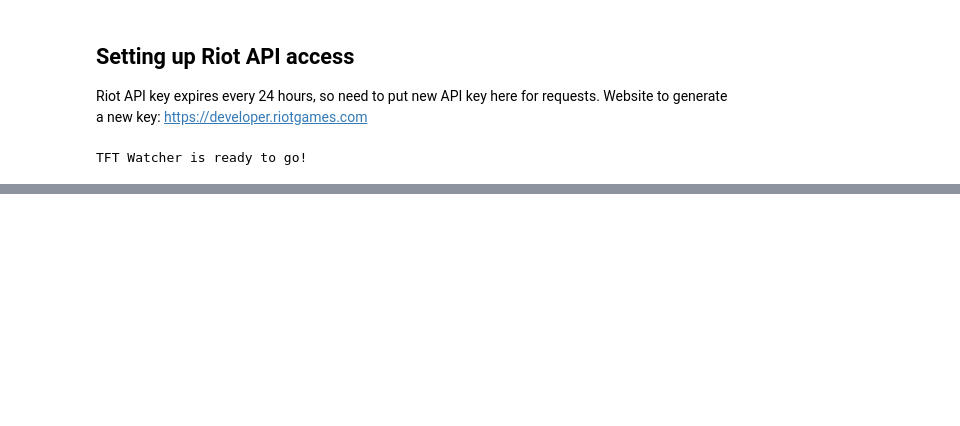
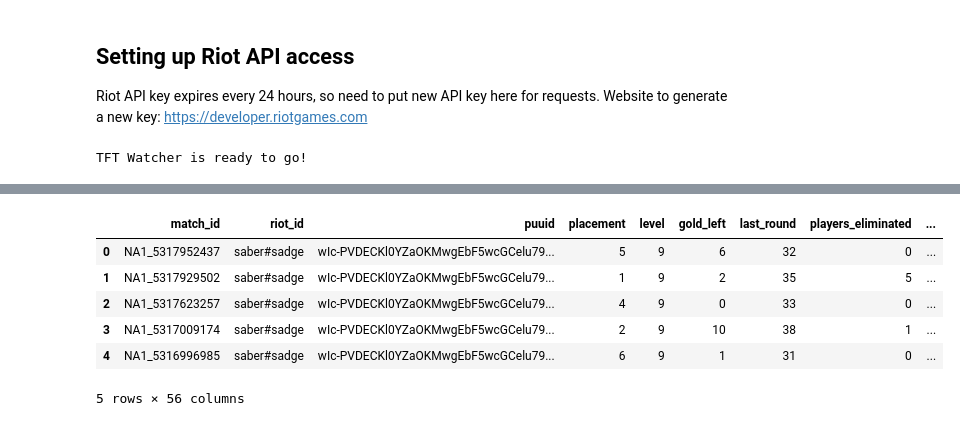
Before and after one commit to Sabir-R/TFT-Analyzer, a Jupyter notebook: TFT_Analyzer.ipynb, the cells around one changed output, grey strips where cells are left out. Cells and saved outputs as stored; diff of their text form; code cells hidden in the pictures; blank space fills up the shorter version.

```diff
--- a/TFT_Analyzer.ipynb
+++ b/TFT_Analyzer.ipynb
@@ -45,0 +222,11 @@ Since this is the first time making this database, I will need to pull the data
+# %%
+df = pd.read_excel('DataFolders/ExcelSheets/InitialData.xlsx')
+df.head()
+# %% [output]
+|  | match_id | riot_id | puuid | placement | level | gold_left | last_round | players_eliminated | ... |
+| 0 | NA1_5317952437 | saber#sadge | wIc-PVDECKl0YZaOKMwgEbF5wcGCelu79... | 5 | 9 | 6 | 32 | 0 | ... |
+| 1 | NA1_5317929502 | saber#sadge | wIc-PVDECKl0YZaOKMwgEbF5wcGCelu79... | 1 | 9 | 2 | 35 | 5 | ... |
+| 2 | NA1_5317623257 | saber#sadge | wIc-PVDECKl0YZaOKMwgEbF5wcGCelu79... | 4 | 9 | 0 | 33 | 0 | ... |
+| 3 | NA1_5317009174 | saber#sadge | wIc-PVDECKl0YZaOKMwgEbF5wcGCelu79... | 2 | 9 | 10 | 38 | 1 | ... |
+| 4 | NA1_5316996985 | saber#sadge | wIc-PVDECKl0YZaOKMwgEbF5wcGCelu79... | 6 | 9 | 1 | 31 | 0 | ... |
+5 rows × 56 columns
```
Also changed, not shown: parts of 18 cells of this notebook, 1 other file.
